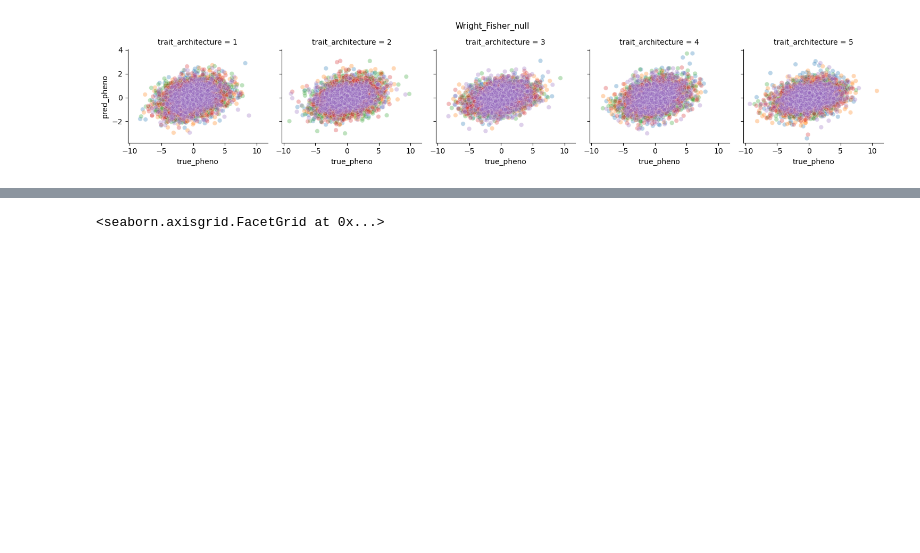
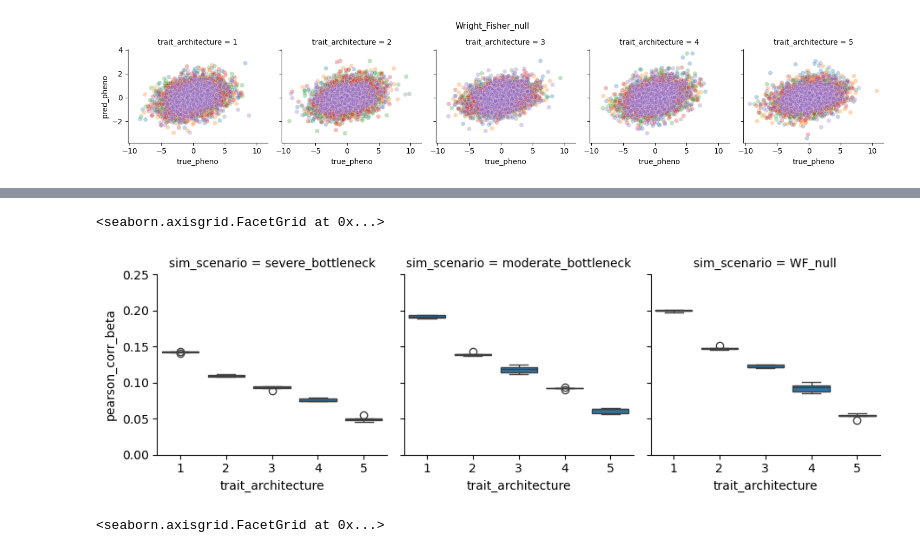
Before and after one commit to Arcadia-Science/2025-epistasis-dl-quantgen, a Jupyter notebook: workflow_sims/plot_linear_summary.ipynb, the cells around one changed output, grey strips where cells are left out. Cells and saved outputs as stored; diff of their text form; code cells hidden in the pictures; blank space fills up the shorter version.

```diff
--- a/workflow_sims/plot_linear_summary.ipynb
+++ b/workflow_sims/plot_linear_summary.ipynb
@@ -78,3 +76,10 @@ gsum.map(plt.axhline, y=0.7, color='red', linestyle='--')
+# %%
+gsum = sns.FacetGrid(summary, col="sim_scenario", col_wrap=5, sharex=True, sharey=True)
+gsum.map_dataframe(sns.boxplot, x="trait_architecture", y="pearson_corr_beta")
+gsum.set(ylim=(0, 0.25))
+# %% [output]
+<seaborn.axisgrid.FacetGrid at 0x...>
+[figure, added]
 # %%
 gsum = sns.FacetGrid(summary, col="sim_scenario", col_wrap=5, sharex=True, sharey=True)
 gsum.map_dataframe(sns.boxplot, x="trait_architecture", y="best_lambda")
```
Also changed, not shown: parts of 17 cells of this notebook.
